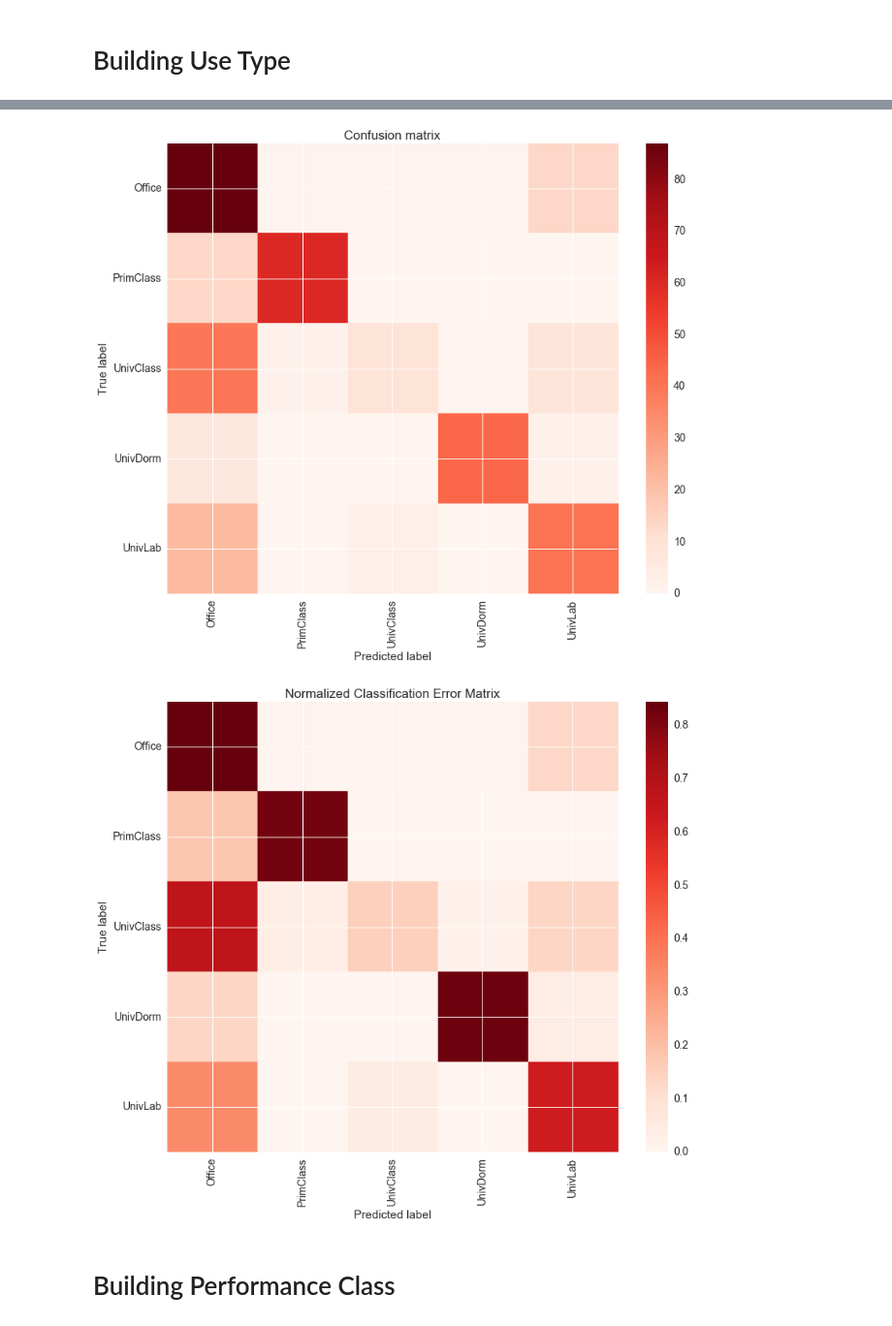
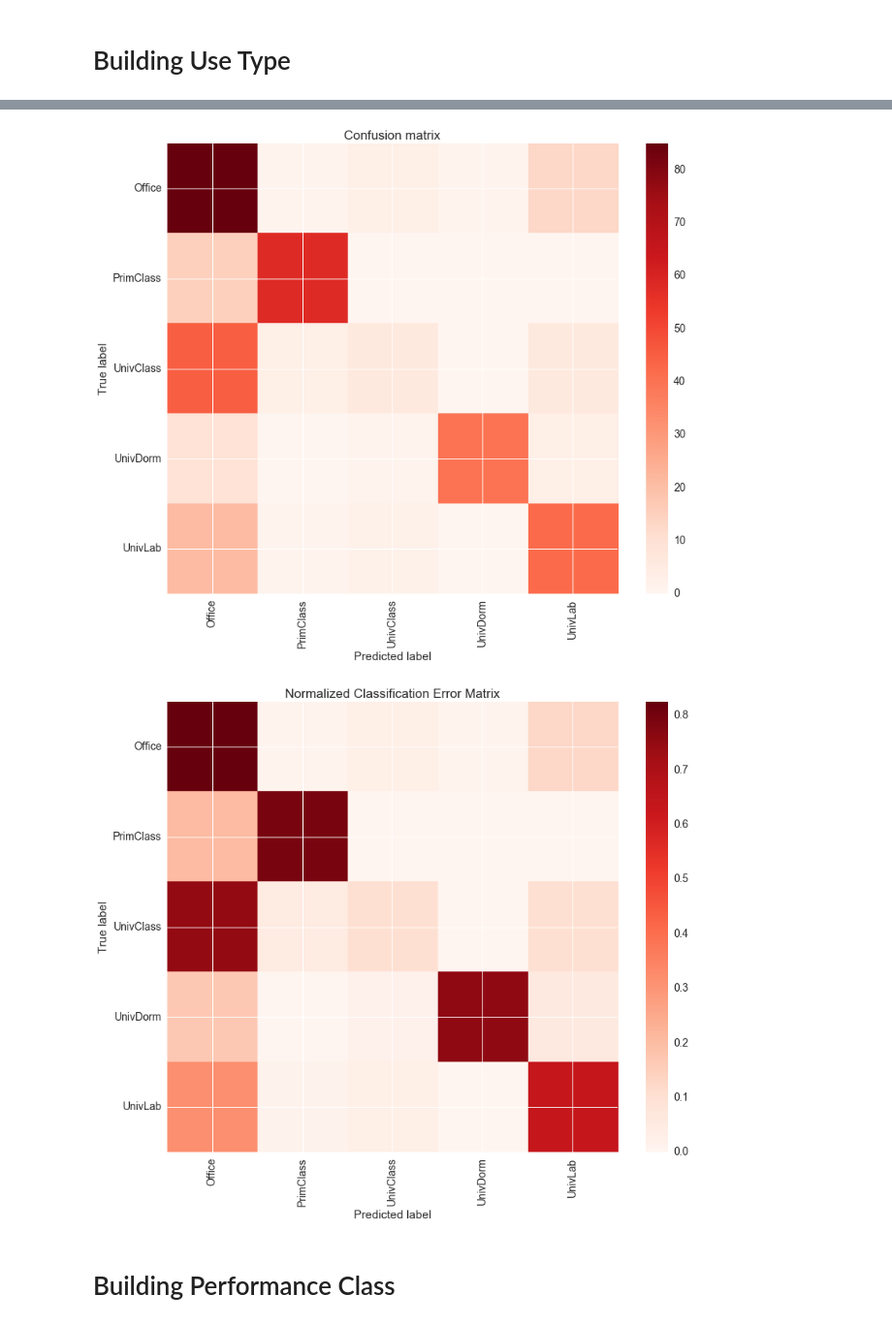
Before and after one commit to buds-lab/the-building-data-genome-project, a Jupyter notebook: notebooks/50_RandomForrestModels.ipynb, the cells around one changed output, grey strips where cells are left out. Shown: that part at 97% size. Cells and saved outputs as stored; diff of their text form; code cells hidden in the pictures.

```diff
--- a/notebooks/50_RandomForrestModels.ipynb
+++ b/notebooks/50_RandomForrestModels.ipynb
@@ -56,5 +56,7 @@ repos_path = "/Users/Clayton/temporal-features-for-buildings/"
 # %%
 meta = pd.read_csv(os.path.join(repos_path,"data/raw/meta_open.csv"), index_col='uid', parse_dates=["datastart","dataend"], dayfirst=True)
 temp = pd.read_csv((os.path.join(repos_path,"data/interim/temp_open_utc_complete.csv")), index_col='timestamp', parse_dates=True).tz_localize('utc')
+# %%
+feature_names = pd.read_csv((os.path.join(repos_path, "data/processed/ALLFEATURES_meta_labelled.CSV")), index_col='feature_name')
 # %%
 features = pd.read_csv((os.path.join(repos_path, "data/processed/ALLFEATURES.CSV")), index_col='Unnamed: 0')
@@ -168,6 +178,8 @@ def runmodel(features, meta, target_name):
     return mean_model_accuracy, baseline_model_accuracy, target
 # %% [markdown]
 # Building Use Type
+# %%
+features_buildinguse = features[feature_names[feature_names.usetype_applicable == 'usetype'].index]
 # %%
-allmetricsaccuracy, baseline_model_accuracy, target = runmodel(features, meta, "primaryspaceuse_abbrev")
+allmetricsaccuracy, baseline_model_accuracy, target = runmodel(features_buildinguse, meta, "primaryspaceuse_abbrev")
 # %% [output]
@@ -204,5 +216,5 @@ Normalized confusion matrix
-[figure, old version]
+[figure, new version]
-[figure, old version]
+[figure, new version]
 # %% [markdown]
 # Building Performance Class
 # %%
```
Also changed, not shown: parts of 20 cells of this notebook, 35 other files.
